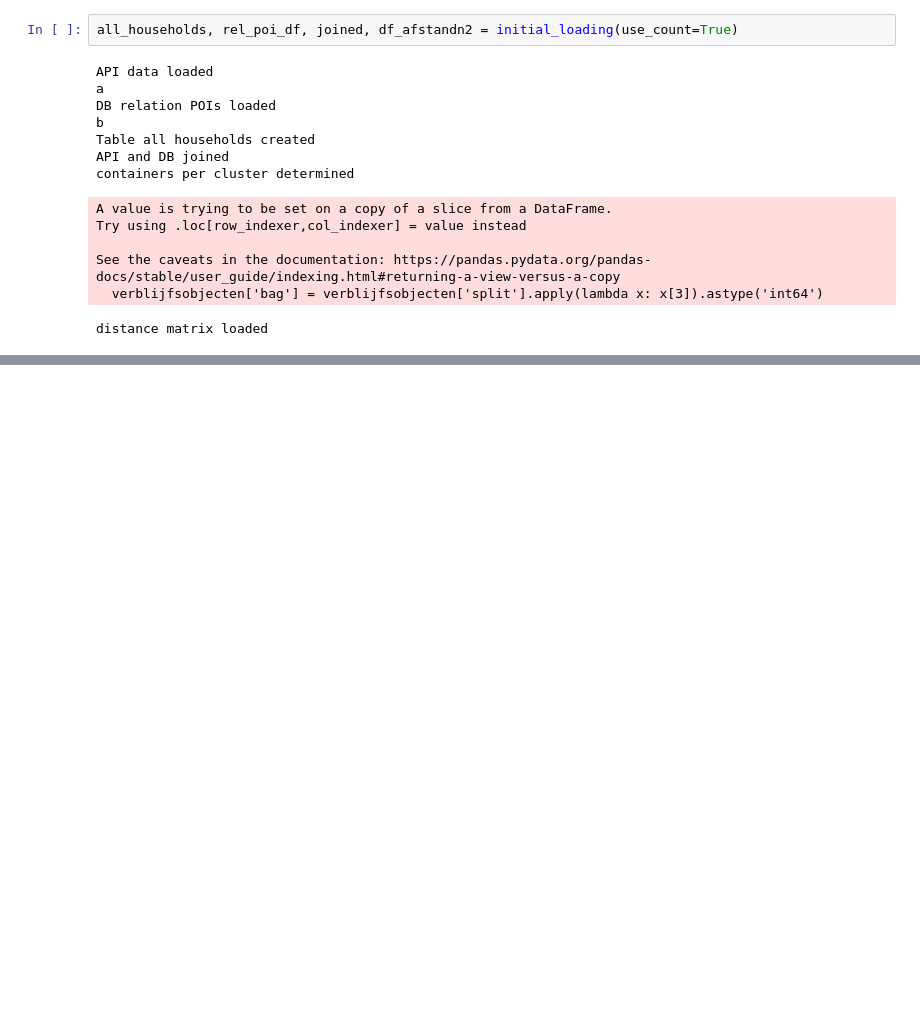
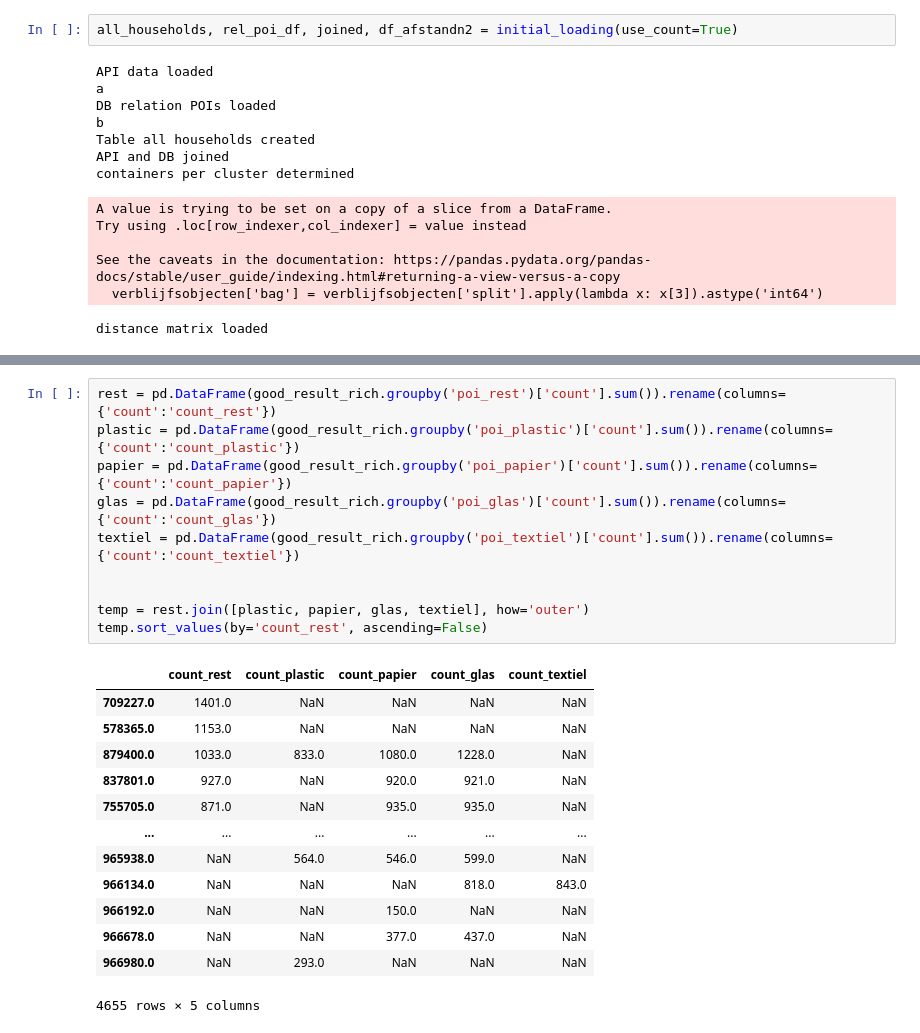
Before and after one commit to corne12345/Amsterdam_carbage_thesis, a Jupyter notebook: Notebooks/20200424 - POIs to addresses.ipynb, the cells around one changed output, grey strips where cells are left out. Saved outputs shown, nothing was run; the diff lists cells and outputs as text; blank space fills up the shorter version.

```diff
--- a/Notebooks/20200424 - POIs to addresses.ipynb
+++ b/Notebooks/20200424 - POIs to addresses.ipynb
@@ -109,0 +196,24 @@ distance matrix loaded
+# %%
+rest = pd.DataFrame(good_result_rich.groupby('poi_rest')['count'].sum()).rename(columns={'count':'count_rest'})
+plastic = pd.DataFrame(good_result_rich.groupby('poi_plastic')['count'].sum()).rename(columns={'count':'count_plastic'})
+papier = pd.DataFrame(good_result_rich.groupby('poi_papier')['count'].sum()).rename(columns={'count':'count_papier'})
+glas = pd.DataFrame(good_result_rich.groupby('poi_glas')['count'].sum()).rename(columns={'count':'count_glas'})
+textiel = pd.DataFrame(good_result_rich.groupby('poi_textiel')['count'].sum()).rename(columns={'count':'count_textiel'})
+
+
+temp = rest.join([plastic, papier, glas, textiel], how='outer')
+temp.sort_values(by='count_rest', ascending=False)
+# %% [output]
+|  | count_rest | count_plastic | count_papier | count_glas | count_textiel |
+| 709227.0 | 1401.0 | NaN | NaN | NaN | NaN |
+| 578365.0 | 1153.0 | NaN | NaN | NaN | NaN |
+| 879400.0 | 1033.0 | 833.0 | 1080.0 | 1228.0 | NaN |
+| 837801.0 | 927.0 | NaN | 920.0 | 921.0 | NaN |
+| 755705.0 | 871.0 | NaN | 935.0 | 935.0 | NaN |
+| ... | ... | ... | ... | ... | ... |
+| 965938.0 | NaN | 564.0 | 546.0 | 599.0 | NaN |
+| 966134.0 | NaN | NaN | NaN | 818.0 | 843.0 |
+| 966192.0 | NaN | NaN | 150.0 | NaN | NaN |
+| 966678.0 | NaN | NaN | 377.0 | 437.0 | NaN |
+| 966980.0 | NaN | 293.0 | NaN | NaN | NaN |
+4655 rows × 5 columns
```
Also changed, not shown: parts of 5 cells of this notebook, 2 other files.
